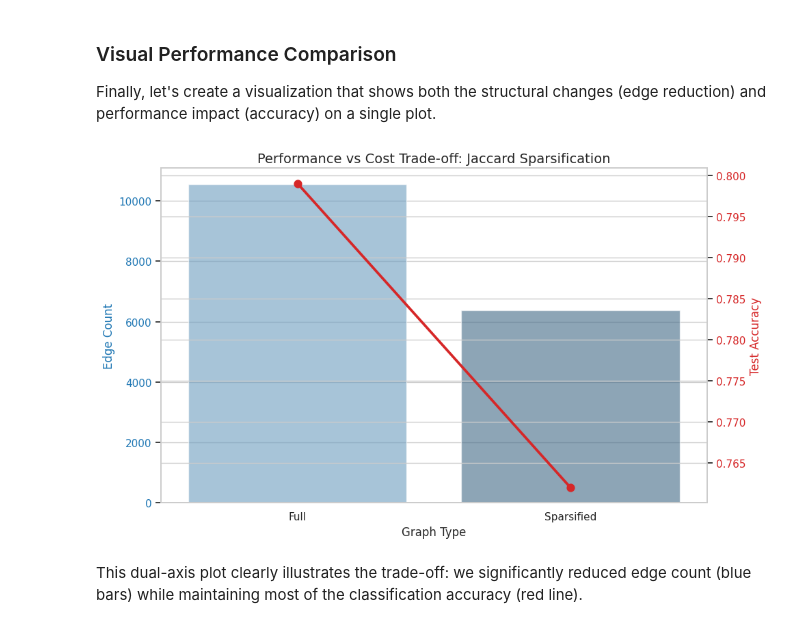
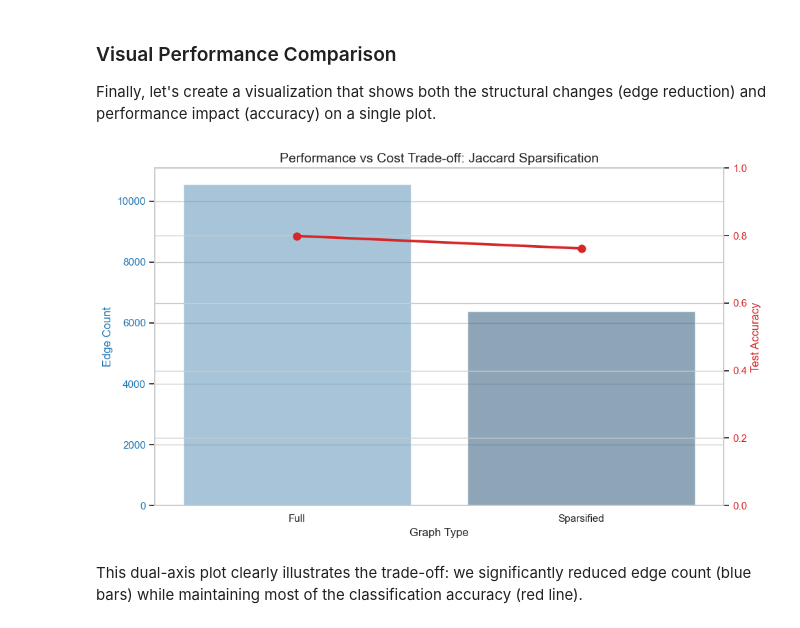
Before and after one commit to ilias-laoukili/gnn-sparsification-research, a Jupyter notebook: notebooks/exploratory/01_exp_jaccard_sparsification_cora.ipynb, the cells around one changed output. Drawn from its saved outputs; the diff is of its cells as text; code cells hidden in the pictures.

```diff
--- a/notebooks/exploratory/01_exp_jaccard_sparsification_cora.ipynb
+++ b/notebooks/exploratory/01_exp_jaccard_sparsification_cora.ipynb
@@ -553,28 +542,29 @@ Finally, let's create a visualization that shows both the structural changes (ed
 # %%
 # Style configuration
 sns.set_theme(style="whitegrid")
 fig, ax1 = plt.subplots(figsize=(10, 6))
 
 # Left Y-axis: Edge Count (Barplot)
 color = 'tab:blue'
 ax1.set_xlabel('Graph Type')
 ax1.set_ylabel('Edge Count', color=color)
-sns.barplot(x='Graph', y='Edges', data=results_df, ax=ax1, palette='Blues_d', alpha=0.6, hue='Graph', legend=False)
+sns.barplot(x='Graph', y='Edges', data=results_df, ax=ax1, hue='Graph', palette='Blues_d', alpha=0.6, legend=False)
 ax1.tick_params(axis='y', labelcolor=color)
 
 # Right Y-axis: Accuracy (Line/Point plot)
 ax2 = ax1.twinx()
 color = 'tab:red'
 ax2.set_ylabel('Test Accuracy', color=color)
-sns.pointplot(x='Graph', y='Test_Accuracy', data=results_df, ax=ax2, color=color, markers='o')
+sns.pointplot(x='Graph', y='Test_Accuracy', data=results_df, ax=ax2, color=color, markers='o', errorbar=None)
 ax2.tick_params(axis='y', labelcolor=color)
+ax2.set_ylim(0.0, 1.0)
 
 # Title and adjustments
 plt.title('Performance vs Cost Trade-off: Jaccard Sparsification', fontsize=14)
 fig.tight_layout()
 plt.show()
 # %% [output]
-[figure, old version]
+[figure, new version]
 # %% [markdown]
 This dual-axis plot clearly illustrates the trade-off: we significantly reduced edge count (blue bars) while maintaining most of the classification accuracy (red line).
 # %% [markdown]
```
Also changed, not shown: parts of 11 cells of this notebook, 10 other files.
